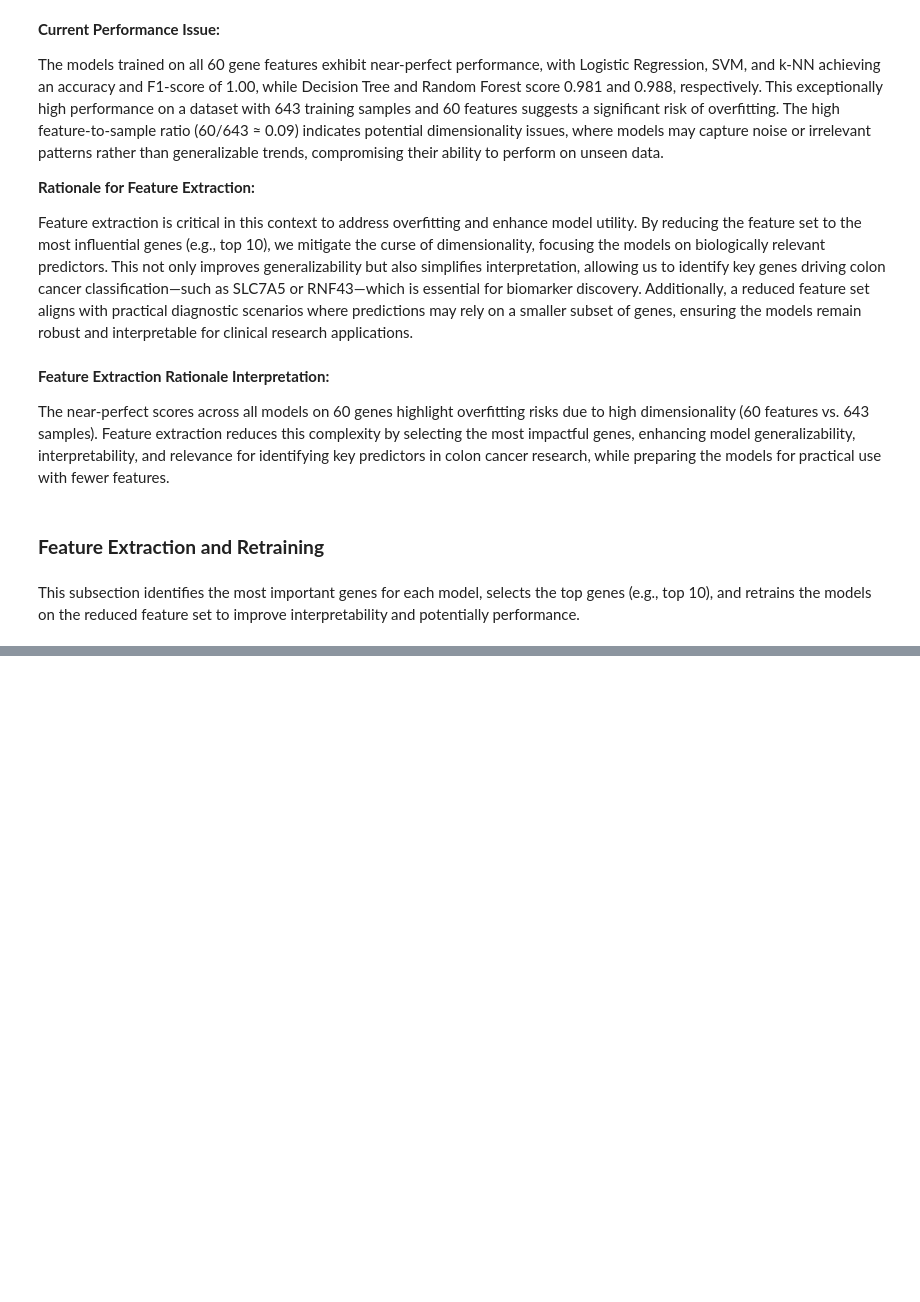
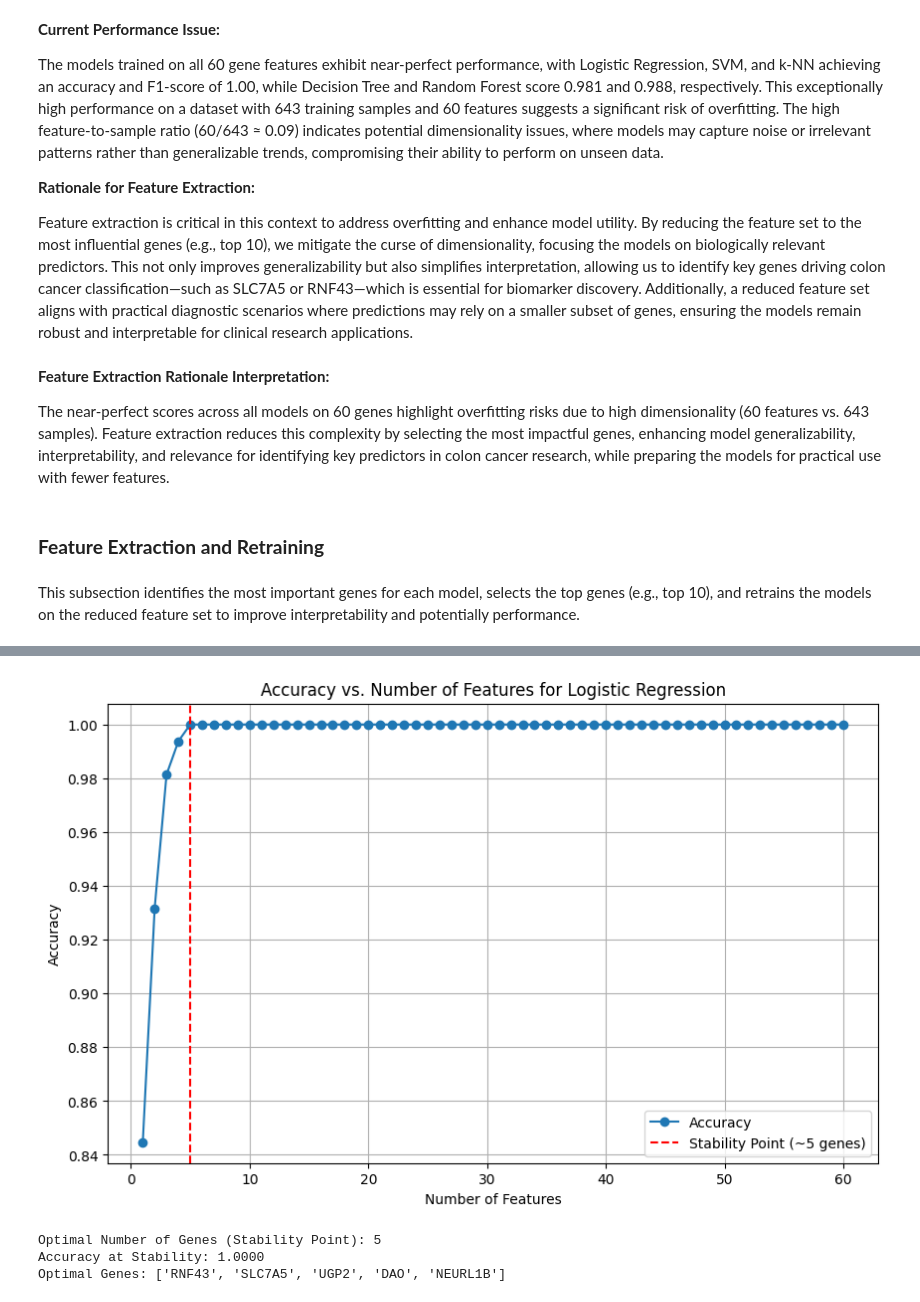
Before and after one commit to Laaliji/Colon-Cancer-Gene-Expression-Data-Classification-Analysis, a Jupyter notebook: Colon_Cancer_Gene_Expression_Analysis.ipynb, the cells around one changed output, grey strips where cells are left out. Cells and saved outputs as stored; diff of their text form; code cells hidden in the pictures; blank space fills up the shorter version.

```diff
--- a/Colon_Cancer_Gene_Expression_Analysis.ipynb
+++ b/Colon_Cancer_Gene_Expression_Analysis.ipynb
@@ -630,0 +674,24 @@ This subsection identifies the most important genes for each model, selects the
+# %%
+# Extract coefficients and rank by absolute value
+coefficients = pd.Series(logreg.coef_[0], index=X_train_scaled.columns)
+abs_coefficients = coefficients.abs()
+sorted_genes = abs_coefficients.sort_values(ascending=False).index.tolist()
+
+# Lists to store results
+n_features = range(1, len(sorted_genes) + 1)
+accuracies = []
+# %%
+# Iterate over number of features to find stability
+for n in n_features:
+    top_genes = sorted_genes[:n]
+    X_train_subset = X_train_scaled[top_genes]
+    X_test_subset = X_test_scaled[top_genes]
+
+    # Retrain and evaluate
+    logreg.fit(X_train_subset, y_train)
+    y_pred = logreg.predict(X_test_subset)
+    accuracy = accuracy_score(y_test, y_pred)
+    accuracies.append(accuracy)
+    # Print progress for key milestones
+    if n in [1, 5, 10, 20, 30, 40, 50, 60]:
+        print(f"Accuracy with {n} genes: {accuracy:.4f}")
@@ -630,0 +707,35 @@ This subsection identifies the most important genes for each model, selects the
+# %%
+# Find where accuracy stabilizes (e.g., change < 0.01)
+stable_point = None
+for i in range(1, len(accuracies)):
+    if accuracies[i] - accuracies[i-1] < 0.01 and accuracies[i] > 0.95:  # Adjust threshold as needed
+        stable_point = i + 1
+        break
+
+# Plot accuracy vs. number of features
+import matplotlib.pyplot as plt
+plt.figure(figsize=(10, 6))
+plt.plot(n_features, accuracies, marker='o', label='Accuracy')
+if stable_point:
+    plt.axvline(x=stable_point, color='r', linestyle='--', label=f'Stability Point (~{stable_point} genes)')
+plt.title('Accuracy vs. Number of Features for Logistic Regression')
+plt.xlabel('Number of Features')
+plt.ylabel('Accuracy')
+plt.legend()
+plt.grid(True)
+plt.show()
+# %% [output]
+[figure, added]
+# %%
+# Display optimal number of genes and final accuracy
+if stable_point:
+    print(f"\nOptimal Number of Genes (Stability Point): {stable_point}")
+    print(f"Accuracy at Stability: {accuracies[stable_point-1]:.4f}")
+    optimal_genes = sorted_genes[:stable_point]
+    print("Optimal Genes:", optimal_genes)
+else:
+    print("\nNo clear stability point detected. Consider manual selection or adjusting threshold.")
+# %% [output]
+Optimal Number of Genes (Stability Point): 5
+Accuracy at Stability: 1.0000
+Optimal Genes: ['RNF43', 'SLC7A5', 'UGP2', 'DAO', 'NEURL1B']
```
Also changed, not shown: parts of 9 cells of this notebook.
